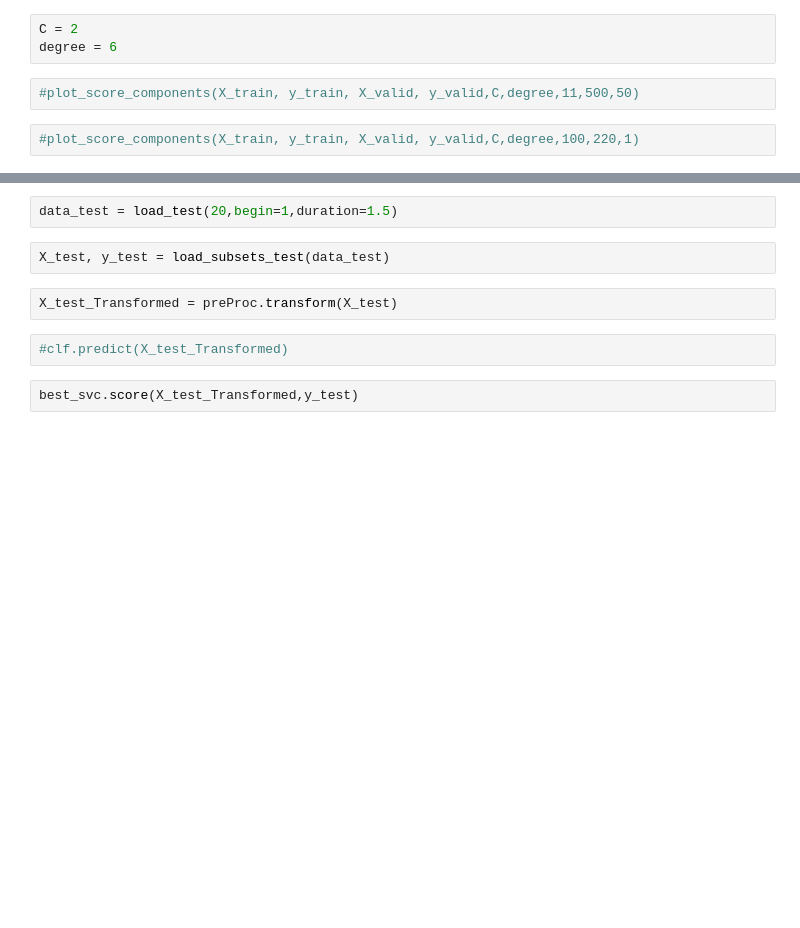
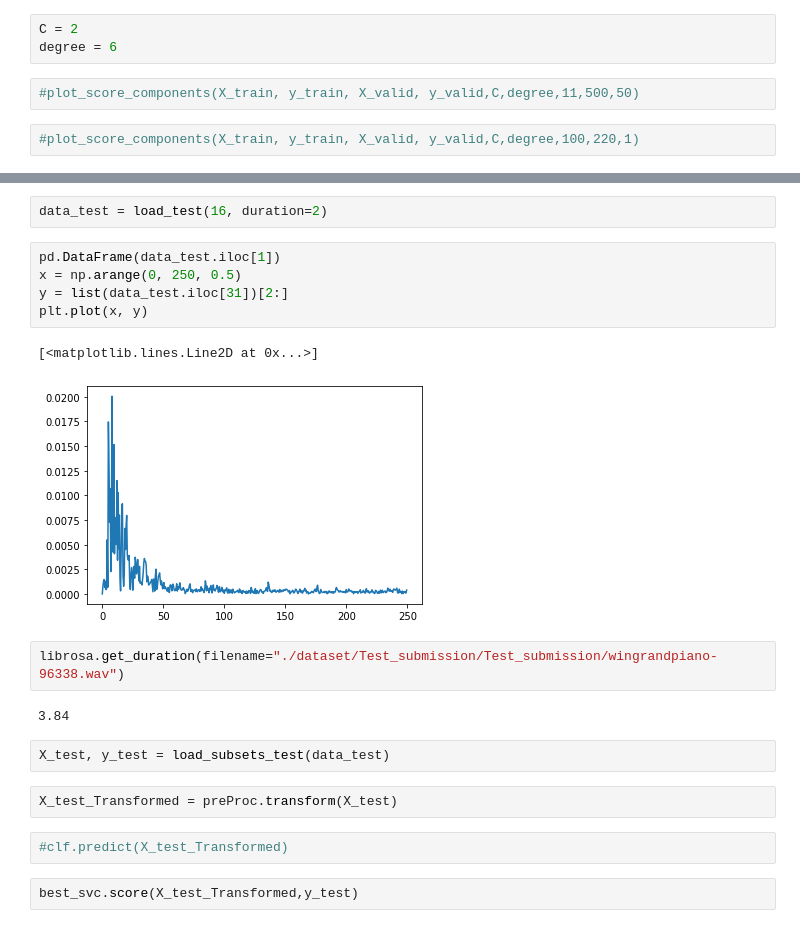
Before and after one commit to clementgilli/Musical-Instruments-Classifier, a Jupyter notebook: clean_sheet2.ipynb, the cells around one changed output, grey strips where cells are left out. Saved outputs shown, nothing was run; the diff lists cells and outputs as text; blank space fills up the shorter version.

```diff
--- a/clean_sheet2.ipynb
+++ b/clean_sheet2.ipynb
@@ -81,5 +81,17 @@ np.argmax(cv_results["test_score"])
 # %%
-data_test = load_test(20,begin=1,duration=1.5)
+data_test = load_test(16, duration=2)
+# %%
+pd.DataFrame(data_test.iloc[1])
+x = np.arange(0, 250, 0.5)
+y = list(data_test.iloc[31])[2:]
+plt.plot(x, y)
+# %% [output]
+[<matplotlib.lines.Line2D at 0x...>]
+[figure, added]
+# %%
+librosa.get_duration(filename="./dataset/Test_submission/Test_submission/wingrandpiano-96338.wav")
+# %% [output]
+3.84
 # %%
 X_test, y_test = load_subsets_test(data_test)
 # %%
```
Also changed, not shown: parts of 7 cells of this notebook, 1 other file.
